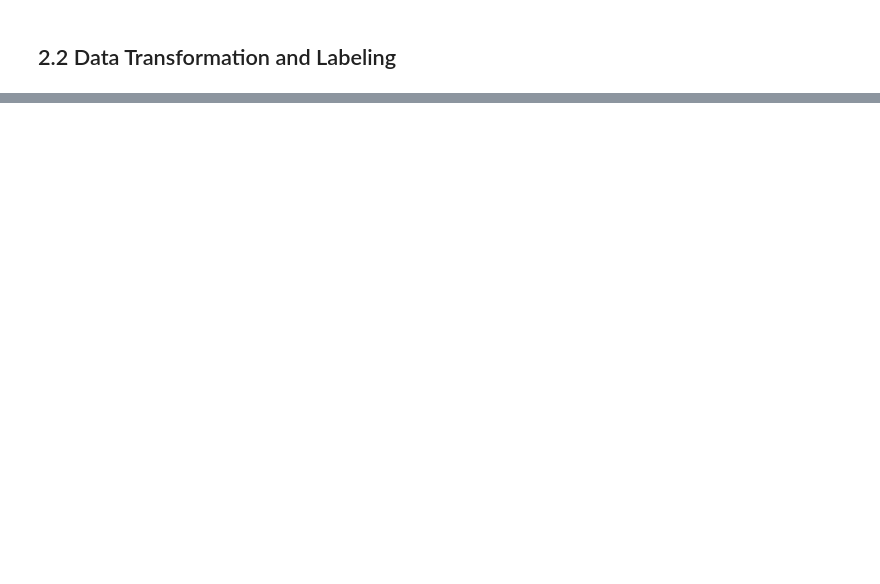
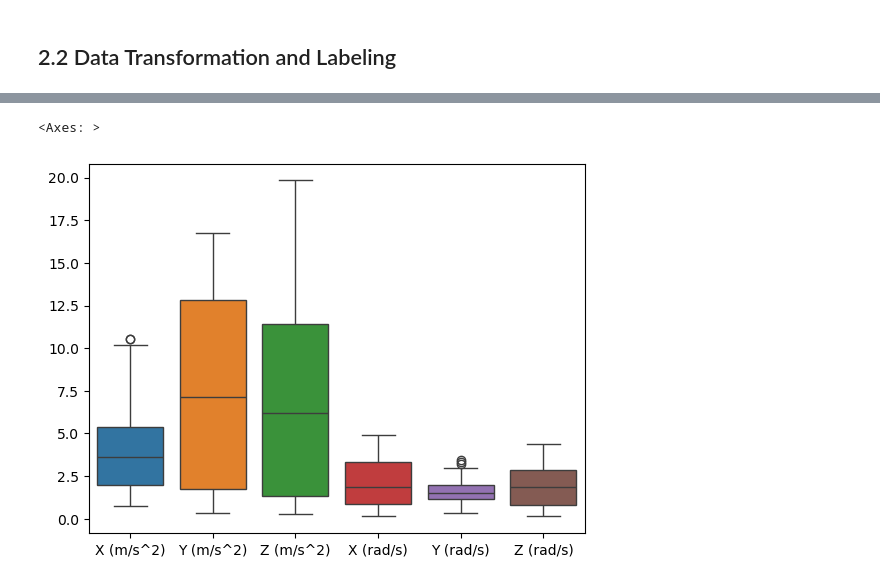
Before and after one commit to BruceLeo99/MLQS-VU-Project-Tyson, a Jupyter notebook: Experimental Boxing data review.ipynb, the cells around one changed output, grey strips where cells are left out. Saved outputs shown, nothing was run; the diff lists cells and outputs as text; code cells hidden in the pictures; blank space fills up the shorter version.

```diff
--- a/Experimental Boxing data review.ipynb
+++ b/Experimental Boxing data review.ipynb
@@ -543,19 +518,22 @@ print(dict_sub03_agg)
 ## 2.2 Data Transformation and Labeling
 # %%
 # Concatinate the features to the same punch type
-
-dict_transformed_data= dict()
+dict_sub0101_transformed = dict()
+dict_sub0301_transformed = dict()
 punch_types = ['left_nopunch', 'right_nopunch','jab','cross', 'leadhook', 'rearhook', 'leadupper','rearupper']
 
 i = 0
 j = 3
 idx_punch_types = 0
-while j <= 24:
-    concat_df = pd.concat([df for df in [feature_df for feature_df in dict_sub03_agg.values()][i:j]], axis=1)
-    dict_transformed_data.setdefault("transformed_" + punch_types[idx_punch_types], concat_df)
+while j <= 15:
+    concat_df = pd.concat([df for df in [feature_df for feature_df in dict_sub0101_agg.values()][i:j]], axis=1)
+    dict_sub0101_transformed.setdefault("transformed_" + punch_types[idx_punch_types], concat_df)
+
+    concat_df = pd.concat([df for df in [feature_df for feature_df in dict_sub0301_agg.values()][i:j]], axis=1)
+    dict_sub0301_transformed.setdefault("transformed_" + punch_types[idx_punch_types], concat_df)
     i += 3
     j += 3
     idx_punch_types += 1
 
-dict_transformed_data
+dict_sub0301_transformed
 # %% [output]
@@ -592,2 +625,5 @@ for df_name, df in dict_transformed_data.items():
 # %%
-sns.boxplot(dict_transformed_data["transformed_jab"].drop("X (hPa)", axis=1))
+sns.boxplot(dict_sub0101_transformed["transformed_jab"])
+# %% [output]
+<Axes: >
+[figure, added]
```
Also changed, not shown: parts of 21 cells of this notebook, 19 other files.
